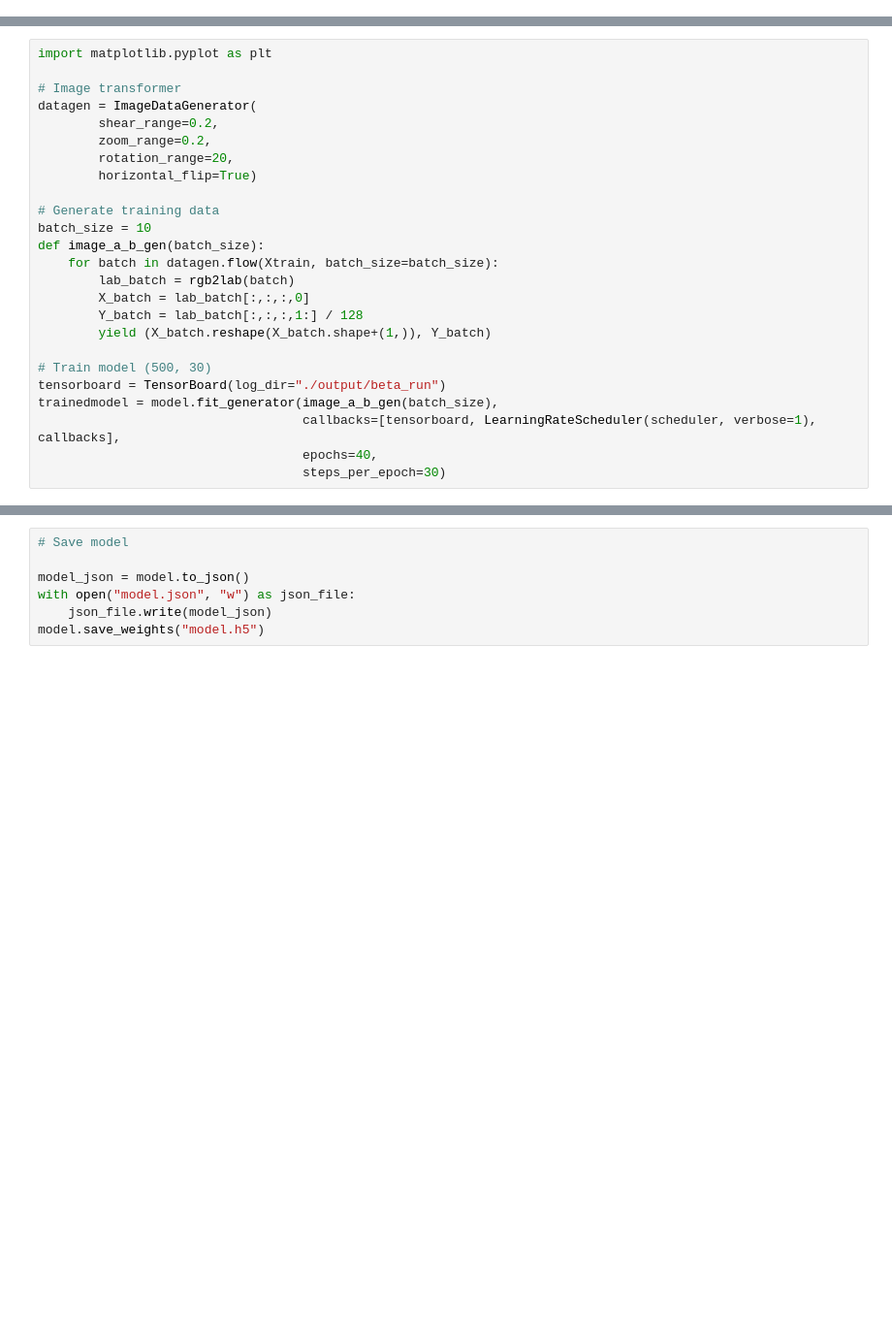
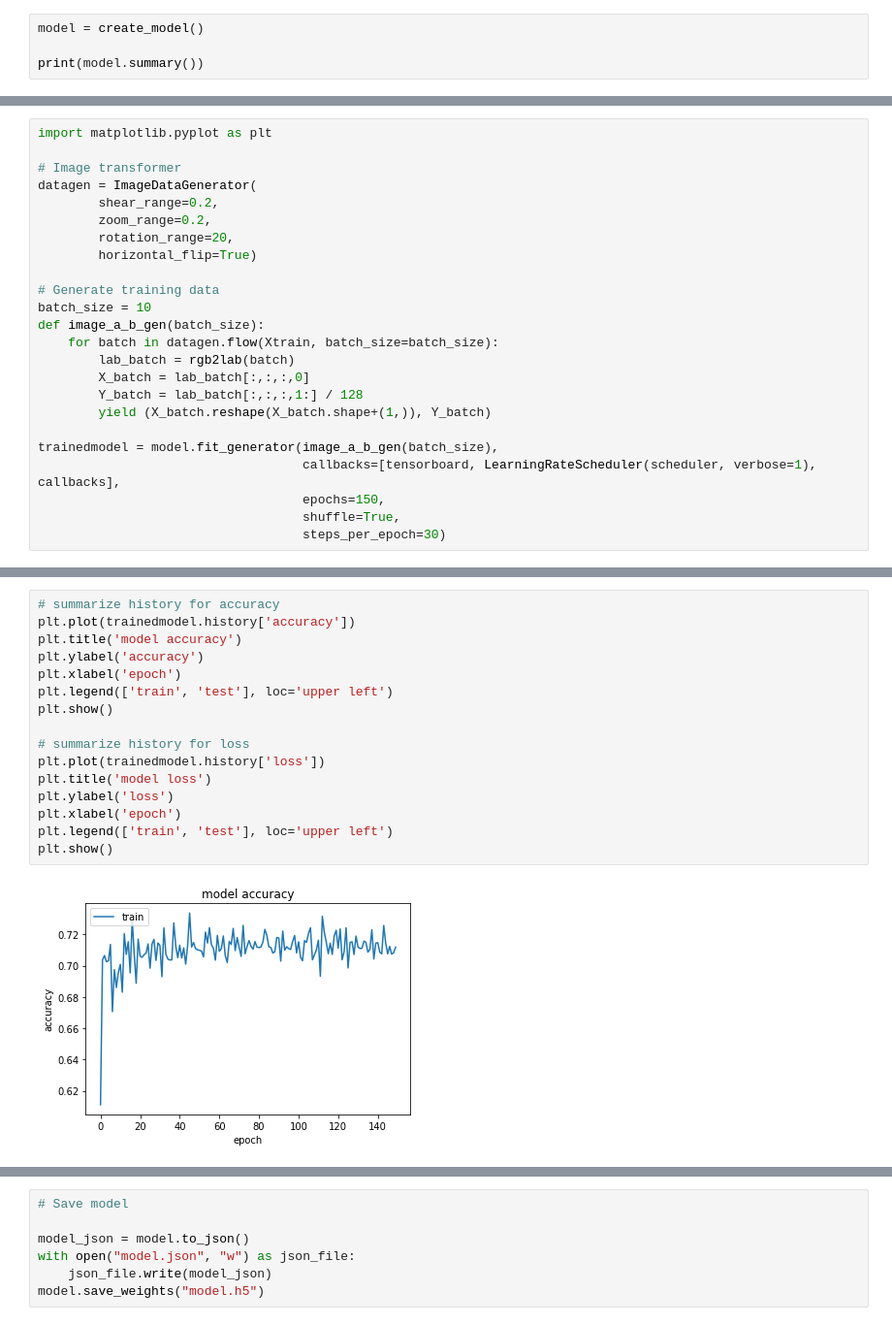
Before and after one commit to choidam/DL-colorization, a Jupyter notebook: DL_FINAL.ipynb, the cells around one changed output, grey strips where cells are left out. Shown: that part at 97% size. Cells and saved outputs as stored; diff of their text form; blank space fills up the shorter version.

```diff
--- a/DL_FINAL.ipynb
+++ b/DL_FINAL.ipynb
@@ -57,0 +85,4 @@ model.compile(optimizer='rmsprop', loss='mse', metrics = ['accuracy'])
+# %%
+model = create_model()
+
+print(model.summary())
@@ -86,10 +138,9 @@ def image_a_b_gen(batch_size):
         Y_batch = lab_batch[:,:,:,1:] / 128
         yield (X_batch.reshape(X_batch.shape+(1,)), Y_batch)
 
-# Train model (500, 30)
-tensorboard = TensorBoard(log_dir="./output/beta_run")
 trainedmodel = model.fit_generator(image_a_b_gen(batch_size),
                                    callbacks=[tensorboard, LearningRateScheduler(scheduler, verbose=1), callbacks],
-                                   epochs=40,
+                                   epochs=150,
+                                   shuffle=True,
                                    steps_per_epoch=30)
 # %% [output]
@@ -112,0 +164,18 @@ Epoch 40/40
+# %%
+# summarize history for accuracy
+plt.plot(trainedmodel.history['accuracy'])
+plt.title('model accuracy')
+plt.ylabel('accuracy')
+plt.xlabel('epoch')
+plt.legend(['train', 'test'], loc='upper left')
+plt.show()
+
+# summarize history for loss
+plt.plot(trainedmodel.history['loss'])
+plt.title('model loss')
+plt.ylabel('loss')
+plt.xlabel('epoch')
+plt.legend(['train', 'test'], loc='upper left')
+plt.show()
+# %% [output]
+[figure, added]
```
Also changed, not shown: parts of 8 cells of this notebook.
